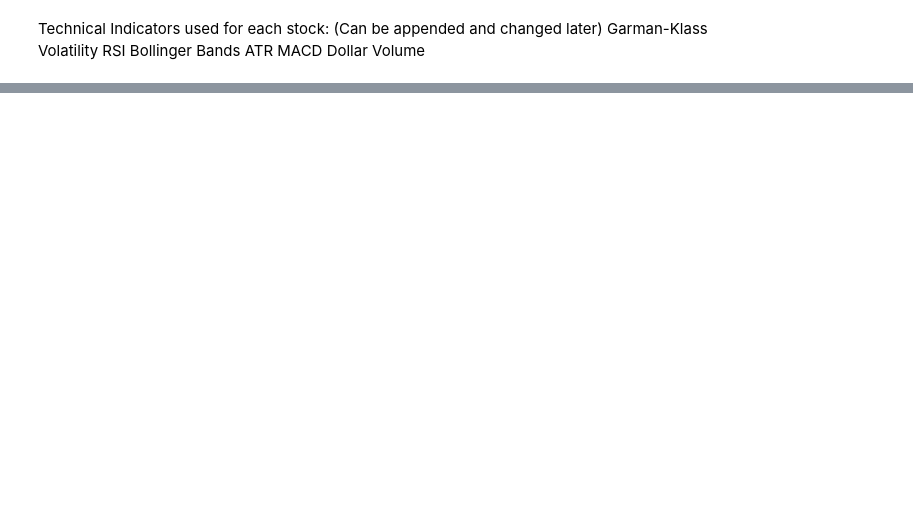
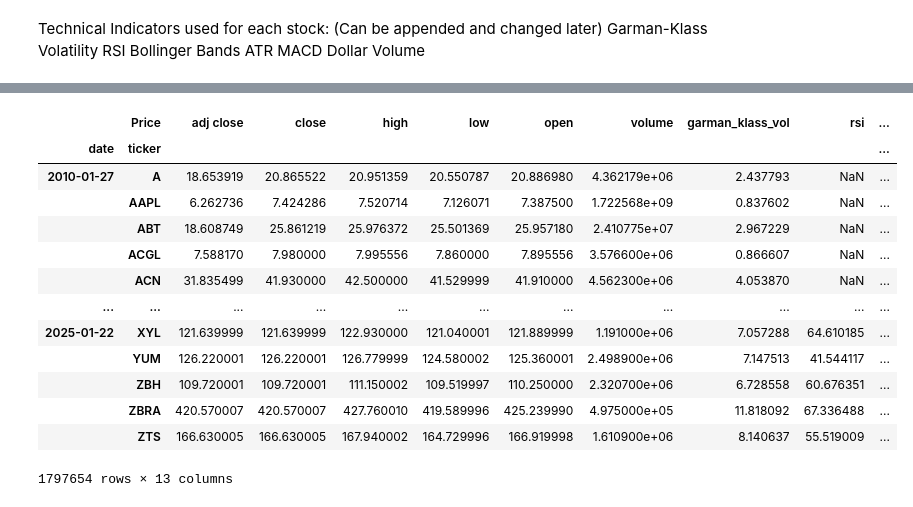
Before and after one commit to NRG01/GARCH_model, a Jupyter notebook: sample.ipynb, the cells around one changed output, grey strips where cells are left out. Cells and saved outputs as stored; diff of their text form; code cells hidden in the pictures; blank space fills up the shorter version.

```diff
--- a/sample.ipynb
+++ b/sample.ipynb
@@ -144,0 +146,37 @@ length = 20
+# %%
+# Adding Bollinger Bands
+def bollinger_bands(series, length):
+    """ Returns the Bollinger Bands of series based on given length (default is 20)"""
+    dict = {}
+    Simple_Moving_Avg = series.rolling(window=length).mean()
+    Simple_Moving_Std = series.rolling(window=length).std()
+    upper_band = Simple_Moving_Avg + 2 * Simple_Moving_Std
+    lower_band = Simple_Moving_Avg - 2 * Simple_Moving_Std
+    dict['u_bb'] = upper_band
+    dict['l_bb'] = lower_band
+    dict['sma'] = Simple_Moving_Avg
+    return dict
+
+
+df['upper_band'] = df.groupby(level=1)['adj close'].transform(lambda x: bollinger_bands(x, length)['l_bb'])
+
+df['sma'] = df.groupby(level=1)['adj close'].transform(lambda x: bollinger_bands(x, length)['sma'])
+
+df['lower_band'] = df.groupby(level=1)['adj close'].transform(lambda x: bollinger_bands(x, length)['u_bb'])
+
+df
+# %% [output]
+|  | Price | adj close | close | high | low | open | volume | garman_klass_vol | rsi | ... |
+| date | ticker |  |  |  |  |  |  |  |  | ... |
+| 2010-01-27 | A | 18.653919 | 20.865522 | 20.951359 | 20.550787 | 20.886980 | 4.362179e+06 | 2.437793 | NaN | ... |
+|  | AAPL | 6.262736 | 7.424286 | 7.520714 | 7.126071 | 7.387500 | 1.722568e+09 | 0.837602 | NaN | ... |
+|  | ABT | 18.608749 | 25.861219 | 25.976372 | 25.501369 | 25.957180 | 2.410775e+07 | 2.967229 | NaN | ... |
+|  | ACGL | 7.588170 | 7.980000 | 7.995556 | 7.860000 | 7.895556 | 3.576600e+06 | 0.866607 | NaN | ... |
+|  | ACN | 31.835499 | 41.930000 | 42.500000 | 41.529999 | 41.910000 | 4.562300e+06 | 4.053870 | NaN | ... |
+| ... | ... | ... | ... | ... | ... | ... | ... | ... | ... | ... |
+| 2025-01-22 | XYL | 121.639999 | 121.639999 | 122.930000 | 121.040001 | 121.889999 | 1.191000e+06 | 7.057288 | 64.610185 | ... |
+|  | YUM | 126.220001 | 126.220001 | 126.779999 | 124.580002 | 125.360001 | 2.498900e+06 | 7.147513 | 41.544117 | ... |
+|  | ZBH | 109.720001 | 109.720001 | 111.150002 | 109.519997 | 110.250000 | 2.320700e+06 | 6.728558 | 60.676351 | ... |
+|  | ZBRA | 420.570007 | 420.570007 | 427.760010 | 419.589996 | 425.239990 | 4.975000e+05 | 11.818092 | 67.336488 | ... |
+|  | ZTS | 166.630005 | 166.630005 | 167.940002 | 164.729996 | 166.919998 | 1.610900e+06 | 8.140637 | 55.519009 | ... |
+1797654 rows × 13 columns
```
Also changed, not shown: parts of 7 cells of this notebook.
